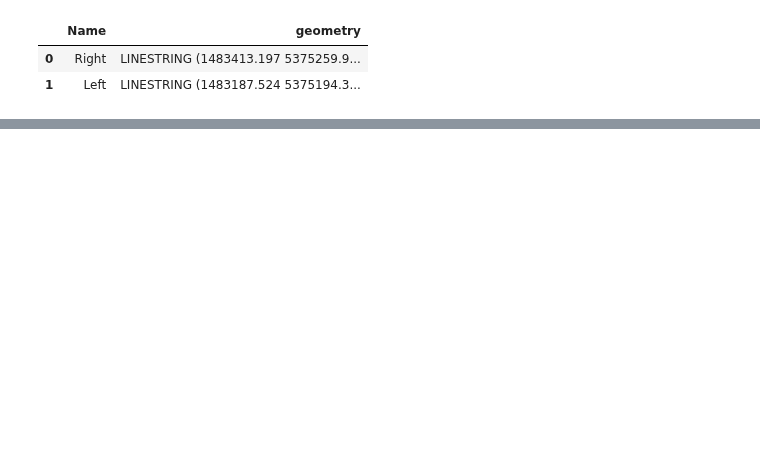
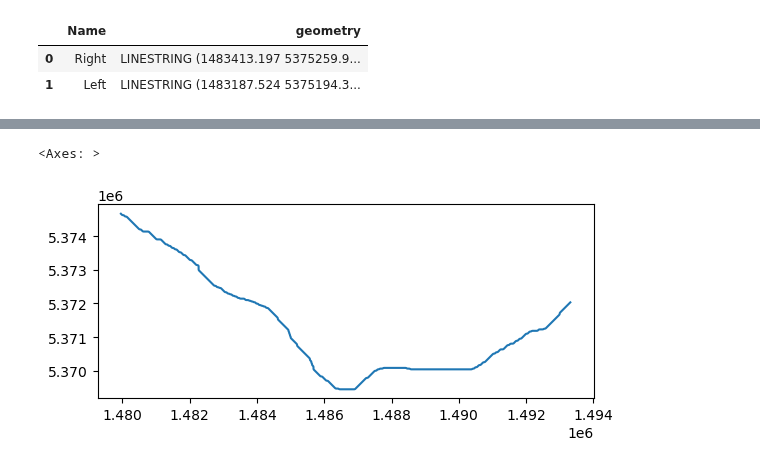
Before and after one commit to rosepearson/Hydrologic-DEMs-scripts, a Jupyter notebook: jupyter_notebooks/river_bathymetry/paper/Westport_measured.ipynb, the cells around one changed output, grey strips where cells are left out. Saved outputs shown, nothing was run; the diff lists cells and outputs as text; code cells hidden in the pictures; blank space fills up the shorter version.

```diff
--- a/jupyter_notebooks/river_bathymetry/paper/Westport_measured.ipynb
+++ b/jupyter_notebooks/river_bathymetry/paper/Westport_measured.ipynb
@@ -34,0 +151,5 @@ riverbanks
+# %%
+channel.rotate(45).plot()
+# %% [output]
+<Axes: >
+[figure, added]
```
Also changed, not shown: parts of 23 cells of this notebook, 1 other file.
